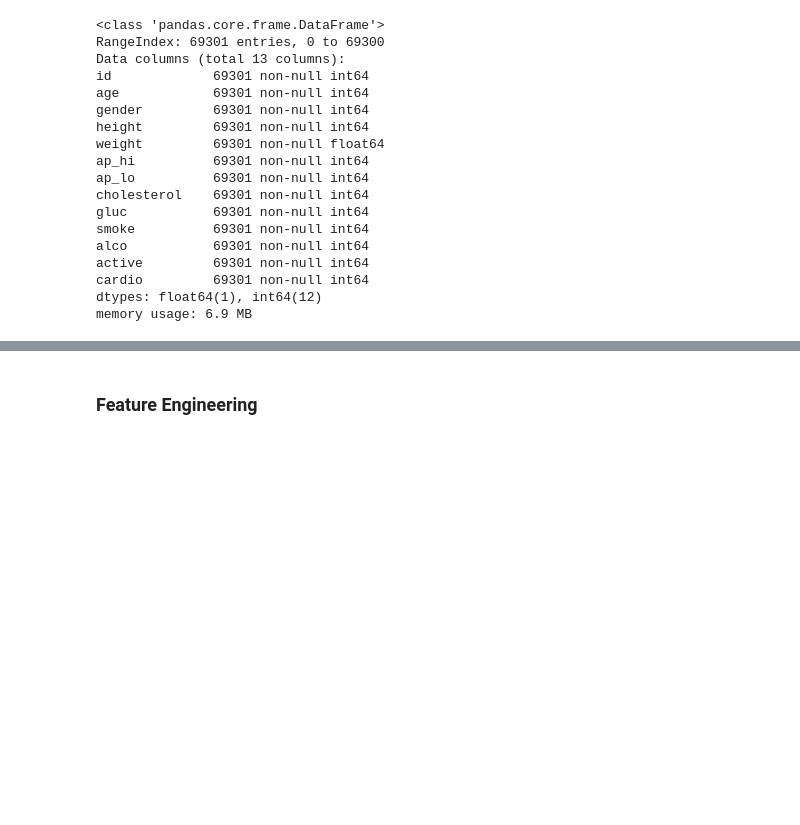
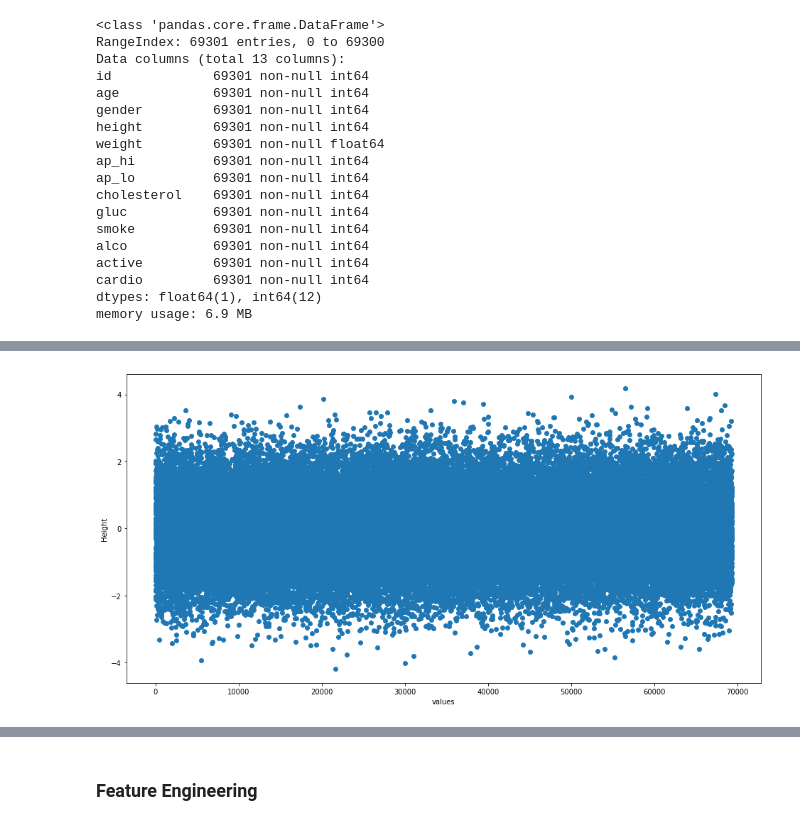
Before and after one commit to blurred-machine/Cardiovascular-Disease-Detection-End-to-End-ML-Project, a Jupyter notebook: cardiovascular desease detection.ipynb, the cells around one changed output, grey strips where cells are left out. Drawn from its saved outputs; the diff is of its cells as text; code cells hidden in the pictures; blank space fills up the shorter version.

```diff
--- a/cardiovascular desease detection.ipynb
+++ b/cardiovascular desease detection.ipynb
@@ -98,0 +132,8 @@ Name: cardio, dtype: int64
+# %%
+fig, ax = plt.subplots(figsize=(16,8))
+ax.scatter(range(len(raw_df['weight'])), raw_df['age'])
+ax.set_xlabel("values")
+ax.set_ylabel("Height")
+plt.show()
+# %% [output]
+[figure, added]
```
Also changed, not shown: parts of 25 cells of this notebook, 4 other files.
